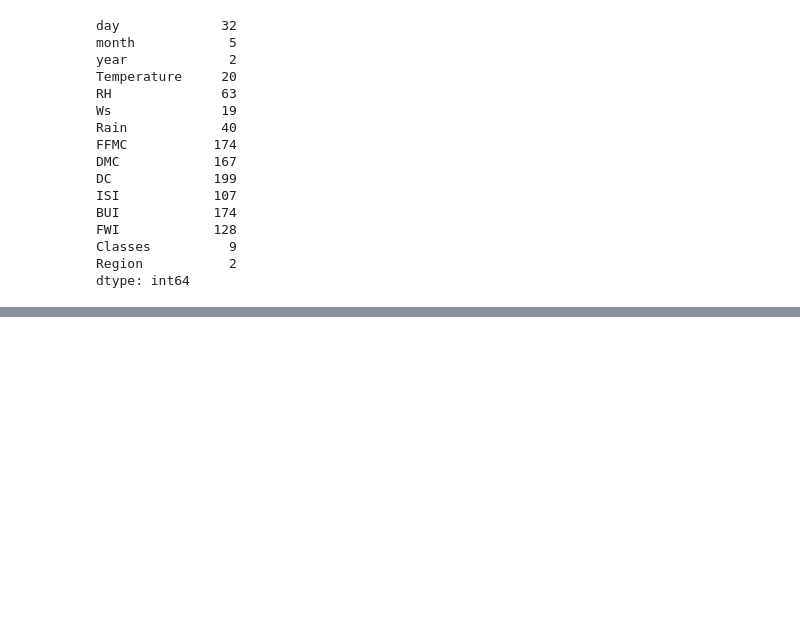
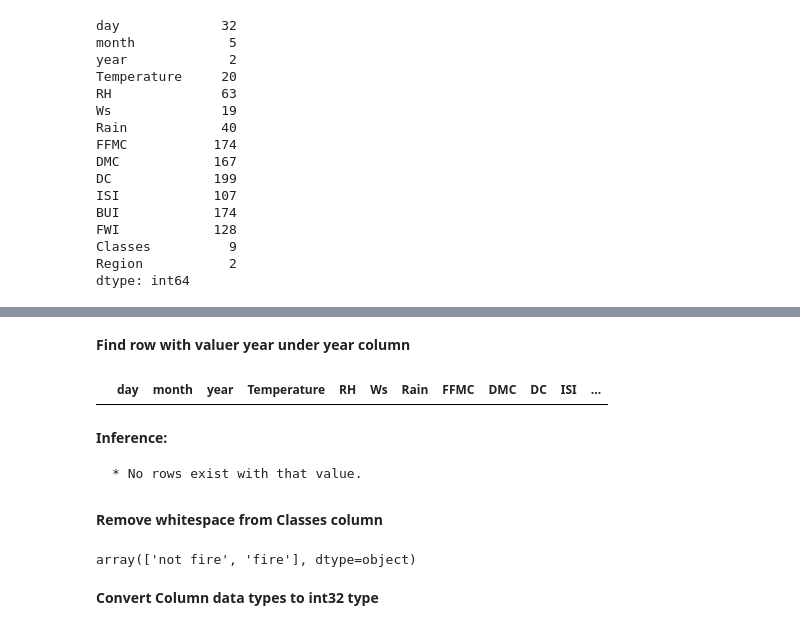
Before and after one commit to jisshub/Algerian-Forest-Fires-Prediction, a Jupyter notebook: Forest_Fire_Prediction.ipynb, the cells around one changed output, grey strips where cells are left out. Cells and saved outputs as stored; diff of their text form; code cells hidden in the pictures; blank space fills up the shorter version.

```diff
--- a/Forest_Fire_Prediction.ipynb
+++ b/Forest_Fire_Prediction.ipynb
@@ -271,0 +287,3 @@ Unique values ofRegion are [1. 2.]
+# %%
+# Remove this invalid row,
+forest_fires_data.drop(123, inplace=True)
@@ -271,0 +295,12 @@ Unique values ofRegion are [1. 2.]
+# %% [markdown]
+<b>Find row with valuer year under year column<b>
+# %%
+forest_fires_data[forest_fires_data['year'] == 'year']
+# %% [output]
+|  | day | month | year | Temperature | RH | Ws | Rain | FFMC | DMC | DC | ISI | ... |
+# %% [markdown]
+**Inference:**
+
+    * No rows exist with that value.
+# %% [markdown]
+<b>Remove whitespace from Classes column<b>
@@ -271,0 +311,6 @@ Unique values ofRegion are [1. 2.]
+# %%
+forest_fires_data['Classes'].unique()
+# %% [output]
+array(['not fire', 'fire'], dtype=object)
+# %% [markdown]
+<b>Convert Column data types to int32 type<b>
```
Also changed, not shown: parts of 13 cells of this notebook.
